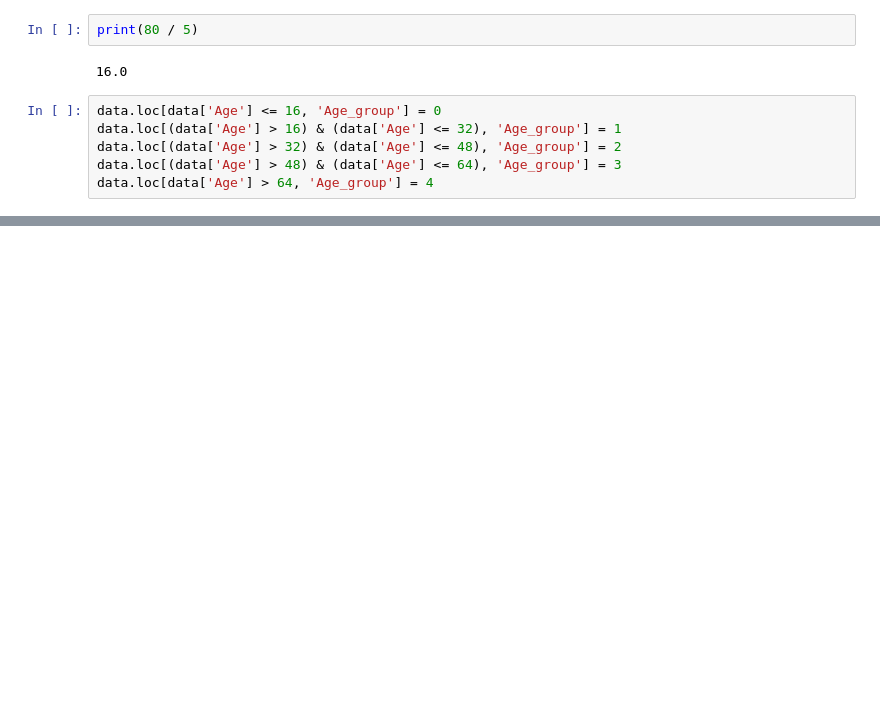
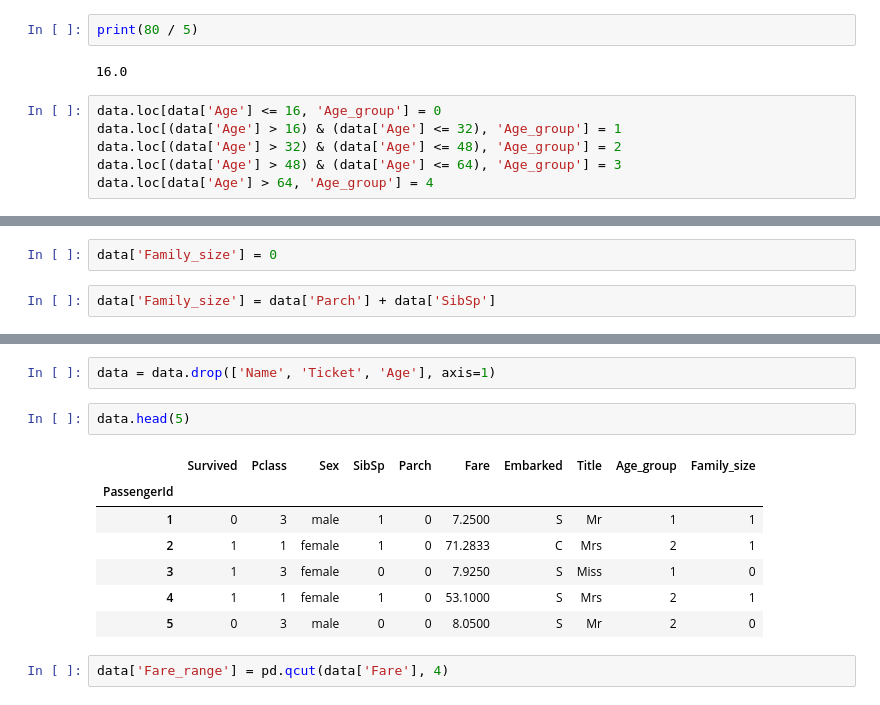
Before and after one commit to petarivanovv9/Machine-Learning-Course-FMI, a Jupyter notebook: titanic-exercise.ipynb, the cells around one changed output, grey strips where cells are left out. Cells and saved outputs as stored; diff of their text form; blank space fills up the shorter version.

```diff
--- a/titanic-exercise.ipynb
+++ b/titanic-exercise.ipynb
@@ -230,3 +230,7 @@ data.head(5)
 | 3 | 1 | 3 | Heikkinen, Miss. Laina | female | 26.0 | 0 | 0 | STON/O2. 3101282 | 7.9250 | S | ... |
 | 4 | 1 | 1 | Futrelle, Mrs. Jacques Heath (Lil... | female | 35.0 | 1 | 0 | 113803 | 53.1000 | S | ... |
 | 5 | 0 | 3 | Allen, Mr. William Henry | male | 35.0 | 0 | 0 | 373450 | 8.0500 | S | ... |
+# %%
+data['Family_size'] = 0
+# %%
+data['Family_size'] = data['Parch'] + data['SibSp']
@@ -232,0 +247,14 @@ data.head(5)
+# %%
+data = data.drop(['Name', 'Ticket', 'Age'], axis=1)
+# %%
+data.head(5)
+# %% [output]
+|  | Survived | Pclass | Sex | SibSp | Parch | Fare | Embarked | Title | Age_group | Family_size |
+| PassengerId |  |  |  |  |  |  |  |  |  |  |
+| 1 | 0 | 3 | male | 1 | 0 | 7.2500 | S | Mr | 1 | 1 |
+| 2 | 1 | 1 | female | 1 | 0 | 71.2833 | C | Mrs | 2 | 1 |
+| 3 | 1 | 3 | female | 0 | 0 | 7.9250 | S | Miss | 1 | 0 |
+| 4 | 1 | 1 | female | 1 | 0 | 53.1000 | S | Mrs | 2 | 1 |
+| 5 | 0 | 3 | male | 0 | 0 | 8.0500 | S | Mr | 2 | 0 |
+# %%
+data['Fare_range'] = pd.qcut(data['Fare'], 4)
```
Also changed, not shown: parts of 17 cells of this notebook.
